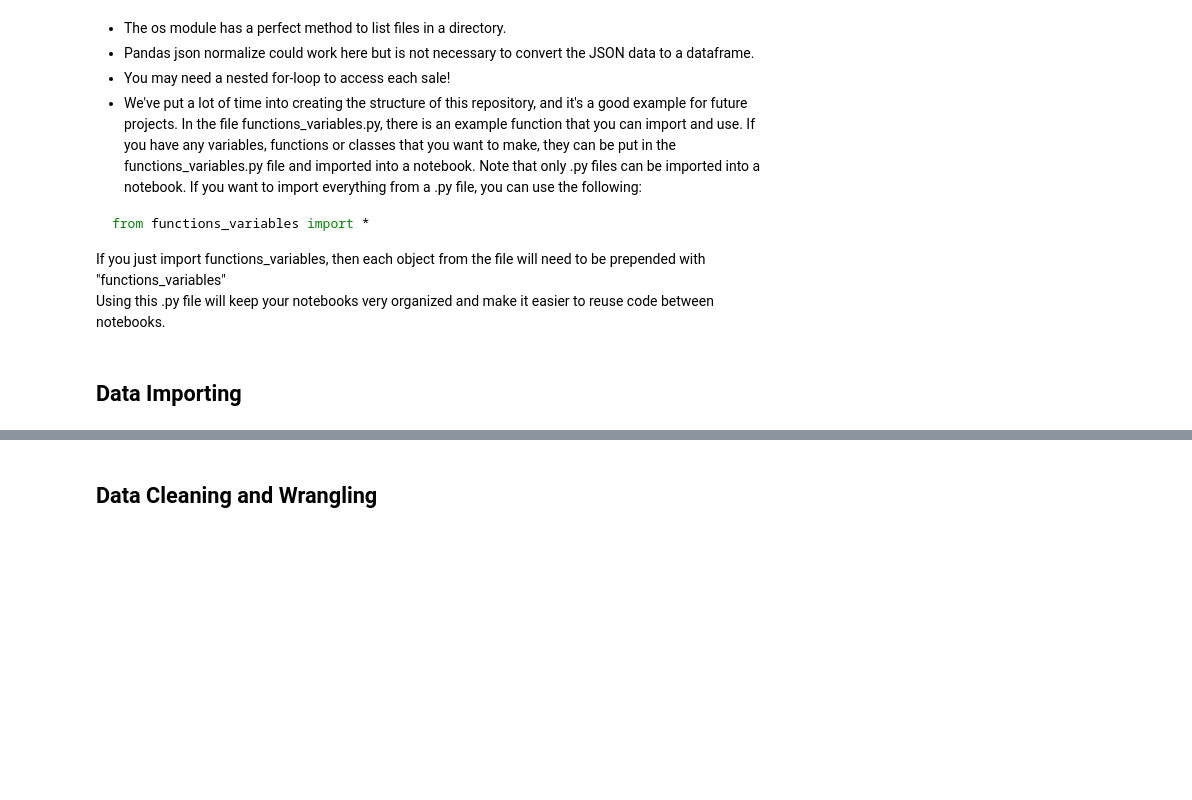
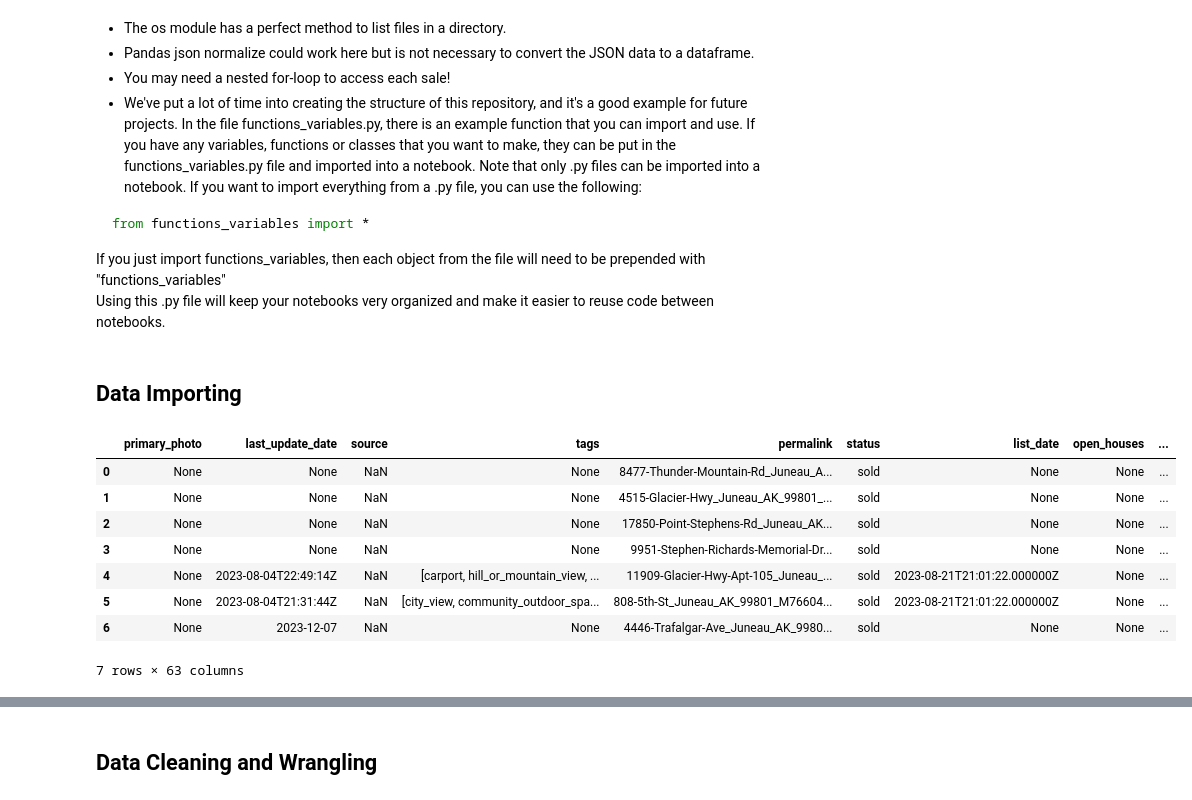
Before and after one commit to wjura/lhl-midterm-project, a Jupyter notebook: notebooks/1 - EDA.ipynb, the cells around one changed output, grey strips where cells are left out. Cells and saved outputs as stored; diff of their text form; code cells hidden in the pictures; blank space fills up the shorter version.

```diff
--- a/notebooks/1 - EDA.ipynb
+++ b/notebooks/1 - EDA.ipynb
@@ -25,0 +29,19 @@ from functions_variables import encode_tags
+# %%
+# check the keys
+jdata.keys()
+jdata['data'].keys()
+data = jdata['data']['results']
+
+# unpack nested json dictionary
+df = pd.json_normalize(data)
+df
+# %% [output]
+|  | primary_photo | last_update_date | source | tags | permalink | status | list_date | open_houses | ... |
+| 0 | None | None | NaN | None | 8477-Thunder-Mountain-Rd_Juneau_A... | sold | None | None | ... |
+| 1 | None | None | NaN | None | 4515-Glacier-Hwy_Juneau_AK_99801_... | sold | None | None | ... |
+| 2 | None | None | NaN | None | 17850-Point-Stephens-Rd_Juneau_AK... | sold | None | None | ... |
+| 3 | None | None | NaN | None | 9951-Stephen-Richards-Memorial-Dr... | sold | None | None | ... |
+| 4 | None | 2023-08-04T22:49:14Z | NaN | [carport, hill_or_mountain_view, ... | 11909-Glacier-Hwy-Apt-105_Juneau_... | sold | 2023-08-21T21:01:22.000000Z | None | ... |
+| 5 | None | 2023-08-04T21:31:44Z | NaN | [city_view, community_outdoor_spa... | 808-5th-St_Juneau_AK_99801_M76604... | sold | 2023-08-21T21:01:22.000000Z | None | ... |
+| 6 | None | 2023-12-07 | NaN | None | 4446-Trafalgar-Ave_Juneau_AK_9980... | sold | None | None | ... |
+7 rows × 63 columns
```
Also changed, not shown: parts of 20 cells of this notebook, 1 other file.
